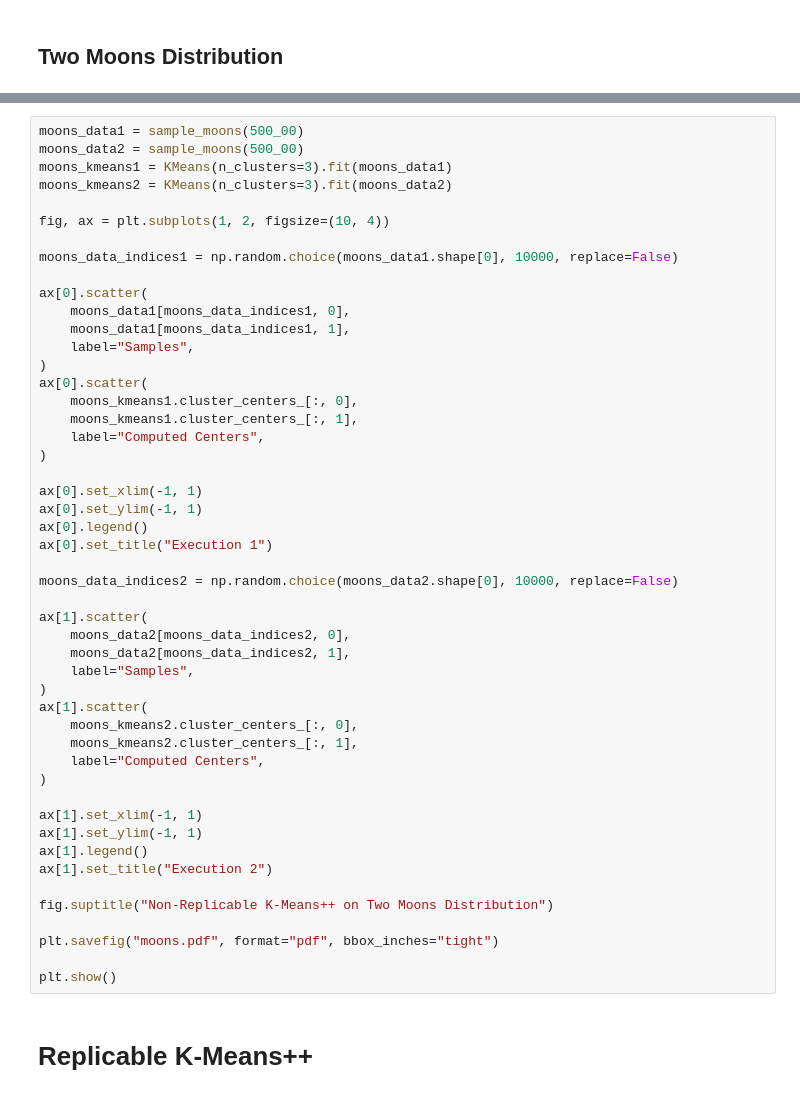
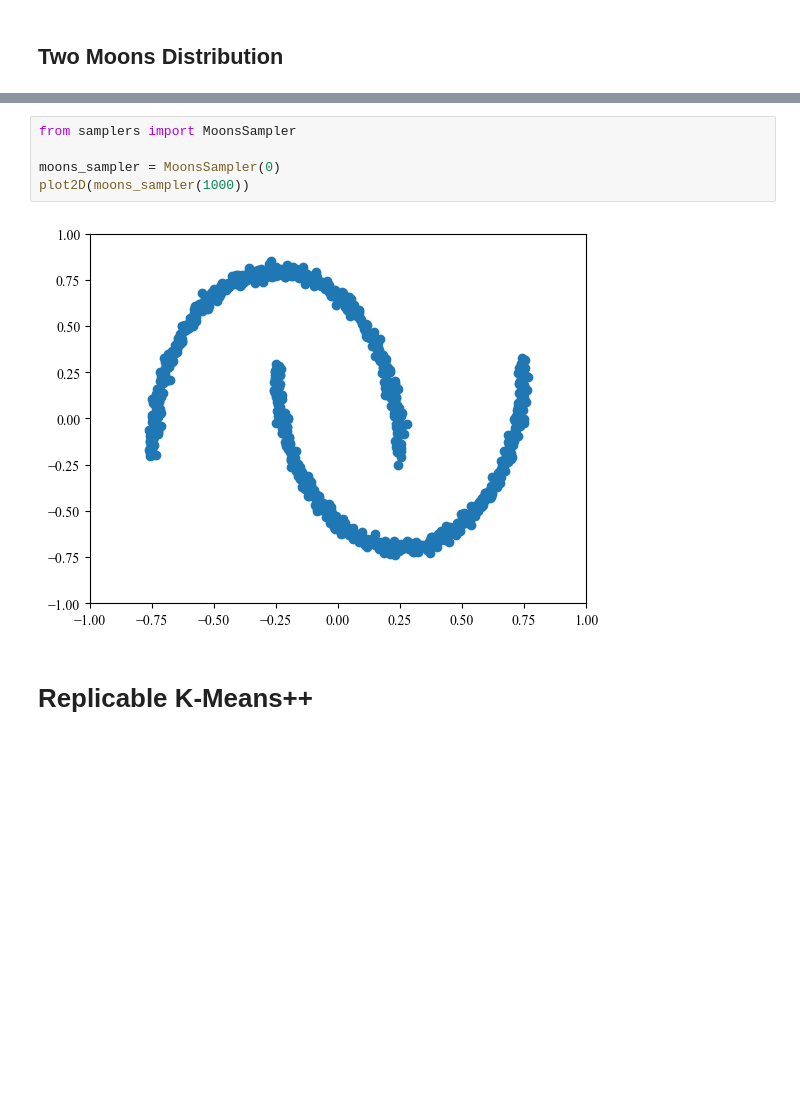
Before and after one commit to felix-cfzhou/replicable_clustering_experiments, a Jupyter notebook: replicable_clustering.ipynb, the cells around one changed output, grey strips where cells are left out. Saved outputs shown, nothing was run; the diff lists cells and outputs as text; blank space fills up the shorter version.

```diff
--- a/replicable_clustering.ipynb
+++ b/replicable_clustering.ipynb
@@ -126,52 +22,10 @@ plt.show()
-# %%
-moons_data1 = sample_moons(500_00)
-moons_data2 = sample_moons(500_00)
-moons_kmeans1 = KMeans(n_clusters=3).fit(moons_data1)
-moons_kmeans2 = KMeans(n_clusters=3).fit(moons_data2)
-
-fig, ax = plt.subplots(1, 2, figsize=(10, 4))
-
-moons_data_indices1 = np.random.choice(moons_data1.shape[0], 10000, replace=False)
-
-ax[0].scatter(
-    moons_data1[moons_data_indices1, 0],
-    moons_data1[moons_data_indices1, 1],
-    label="Samples",
-)
-ax[0].scatter(
-    moons_kmeans1.cluster_centers_[:, 0],
-    moons_kmeans1.cluster_centers_[:, 1],
-    label="Computed Centers",
-)
-
-ax[0].set_xlim(-1, 1)
-ax[0].set_ylim(-1, 1)
-ax[0].legend()
-ax[0].set_title("Execution 1")
-
-moons_data_indices2 = np.random.choice(moons_data2.shape[0], 10000, replace=False)
-
-ax[1].scatter(
-    moons_data2[moons_data_indices2, 0],
-    moons_data2[moons_data_indices2, 1],
-    label="Samples",
-)
-ax[1].scatter(
-    moons_kmeans2.cluster_centers_[:, 0],
-    moons_kmeans2.cluster_centers_[:, 1],
-    label="Computed Centers",
-)
-
-ax[1].set_xlim(-1, 1)
-ax[1].set_ylim(-1, 1)
-ax[1].legend()
-ax[1].set_title("Execution 2")
-
-fig.suptitle("Non-Replicable K-Means++ on Two Moons Distribution")
-
-plt.savefig("moons.pdf", format="pdf", bbox_inches="tight")
-
-plt.show()
+# %%
+from samplers import MoonsSampler
+
+moons_sampler = MoonsSampler(0)
+plot2D(moons_sampler(1000))
+# %% [output]
+[figure, added]
 # %% [markdown]
 # Replicable K-Means++
 # %% [markdown]
```
Also changed, not shown: parts of 29 cells of this notebook, 17 other files.
